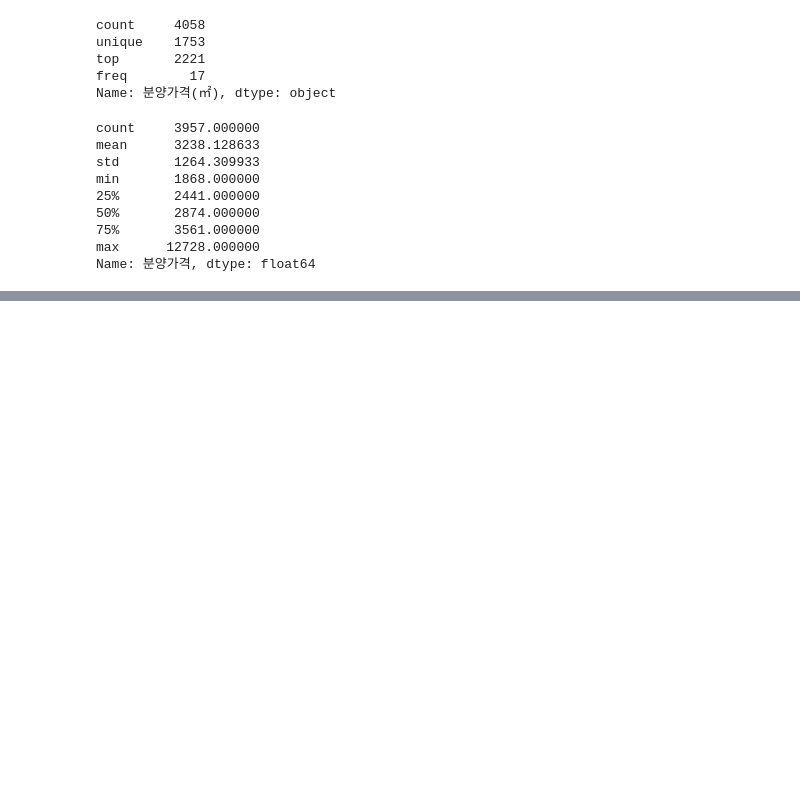
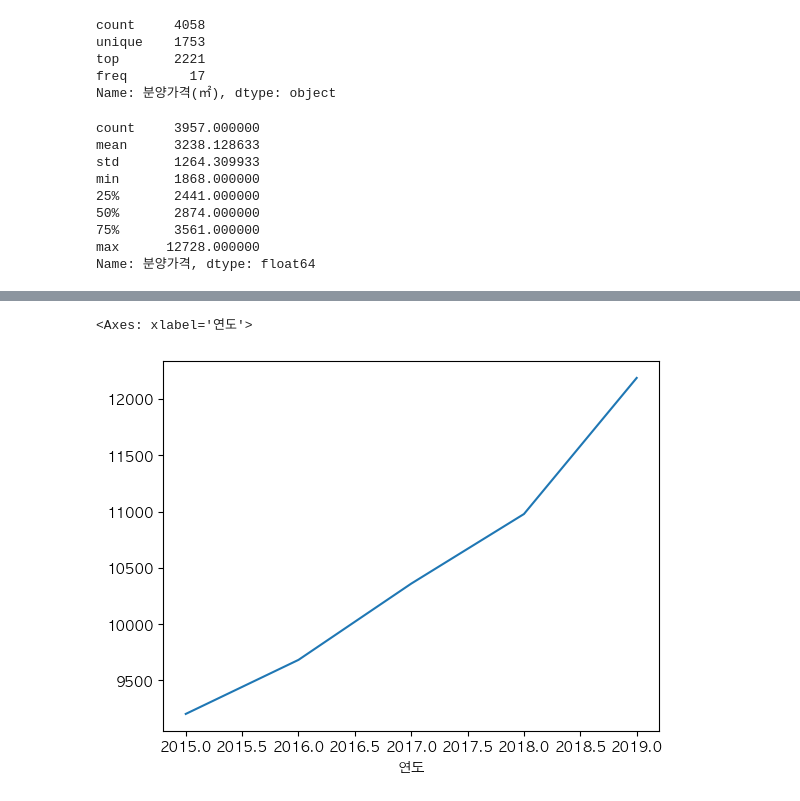
Before and after one commit to SongBeom00/data-analysis, a Jupyter notebook: 00-apt-price.ipynb, the cells around one changed output, grey strips where cells are left out. Drawn from its saved outputs; the diff is of its cells as text; code cells hidden in the pictures; blank space fills up the shorter version.

```diff
--- a/00-apt-price.ipynb
+++ b/00-apt-price.ipynb
@@ -141,0 +388,5 @@ Name: 분양가격, dtype: float64
+# %%
+df_last.groupby(['연도'])['평당분양가격'].mean().plot()
+# %% [output]
+<Axes: xlabel='연도'>
+[figure, added]
```
Also changed, not shown: parts of 27 cells of this notebook, 2 other files.
